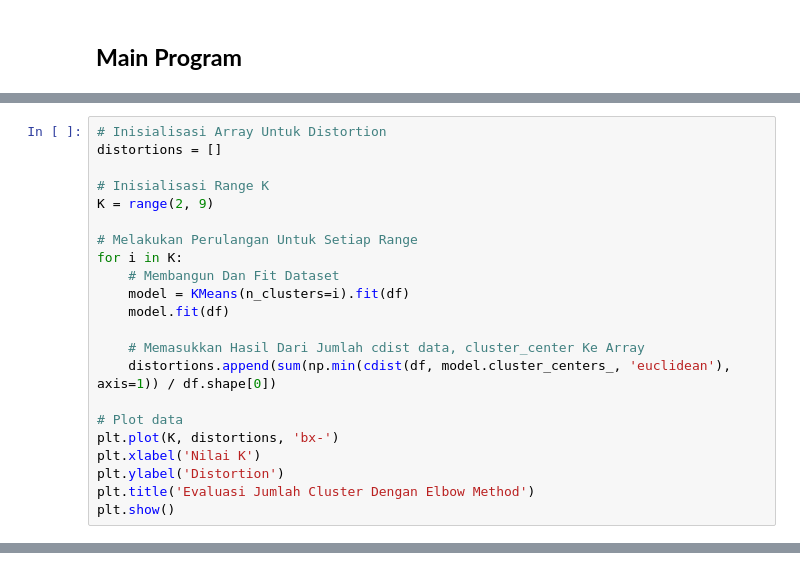
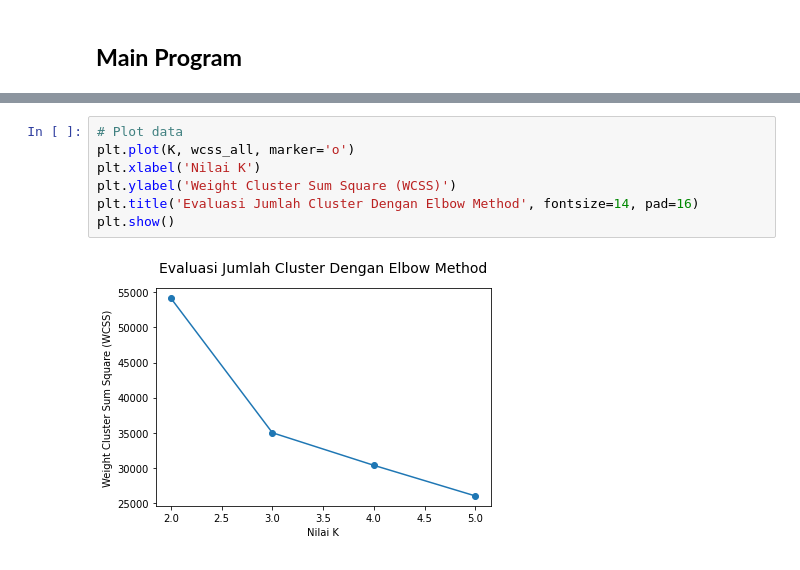
Before and after one commit to ShinyQ/Tugas-Besar_Pembelajaran-Mesin_KMeans-Clustering, a Jupyter notebook: Tubes_Clustering_Kmeans.ipynb, the cells around one changed output, grey strips where cells are left out. Saved outputs shown, nothing was run; the diff lists cells and outputs as text.

```diff
--- a/Tubes_Clustering_Kmeans.ipynb
+++ b/Tubes_Clustering_Kmeans.ipynb
@@ -236,22 +232,0 @@ plt.show()
-# %%
-# Inisialisasi Array Untuk Distortion
-distortions = []
-
-# Inisialisasi Range K
-K = range(2, 9)
-
-# Melakukan Perulangan Untuk Setiap Range
-for i in K:
-    # Membangun Dan Fit Dataset
-    model = KMeans(n_clusters=i).fit(df)
-    model.fit(df)
-
-    # Memasukkan Hasil Dari Jumlah cdist data, cluster_center Ke Array
-    distortions.append(sum(np.min(cdist(df, model.cluster_centers_, 'euclidean'), axis=1)) / df.shape[0])
-
-# Plot data
-plt.plot(K, distortions, 'bx-')
-plt.xlabel('Nilai K')
-plt.ylabel('Distortion')
-plt.title('Evaluasi Jumlah Cluster Dengan Elbow Method')
-plt.show()
@@ -259,0 +233,9 @@ plt.show()
+# %%
+# Plot data
+plt.plot(K, wcss_all, marker='o')
+plt.xlabel('Nilai K')
+plt.ylabel('Weight Cluster Sum Square (WCSS)')
+plt.title('Evaluasi Jumlah Cluster Dengan Elbow Method', fontsize=14, pad=16)
+plt.show()
+# %% [output]
+[figure, added]
```
Also changed, not shown: parts of 19 cells of this notebook, 2 other files.
